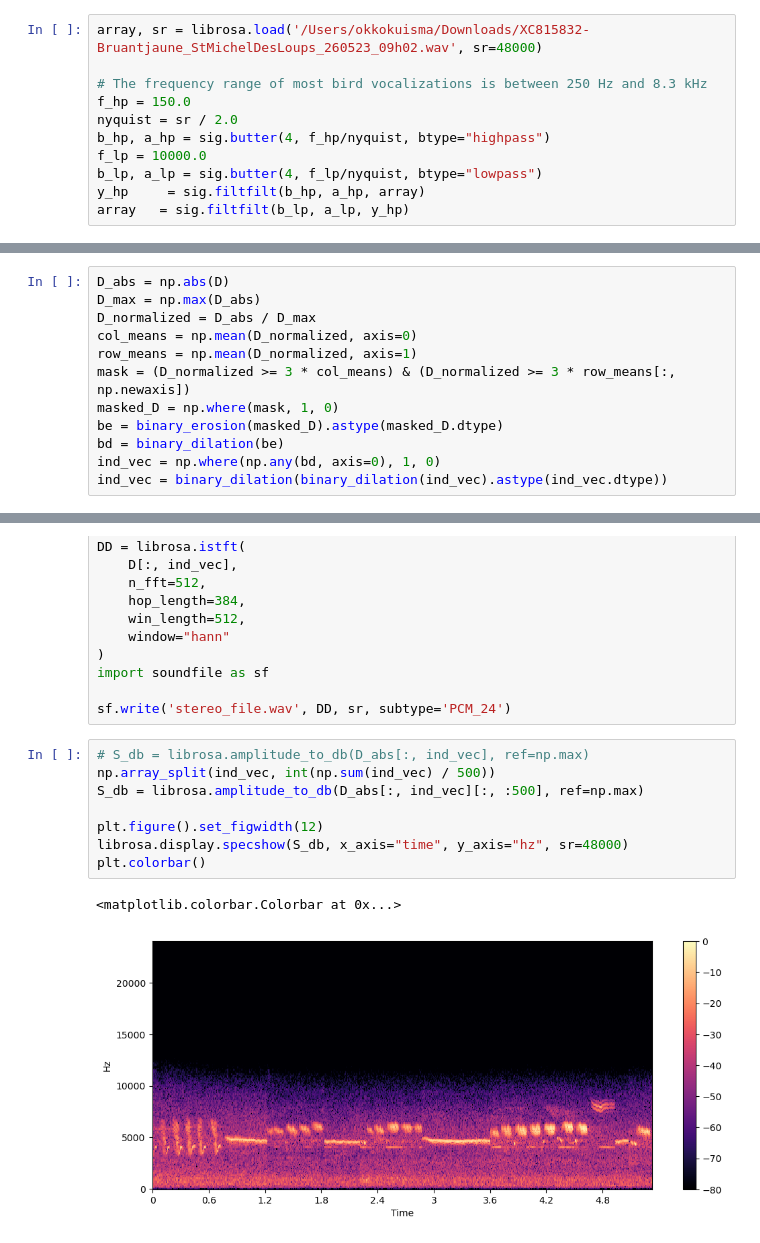
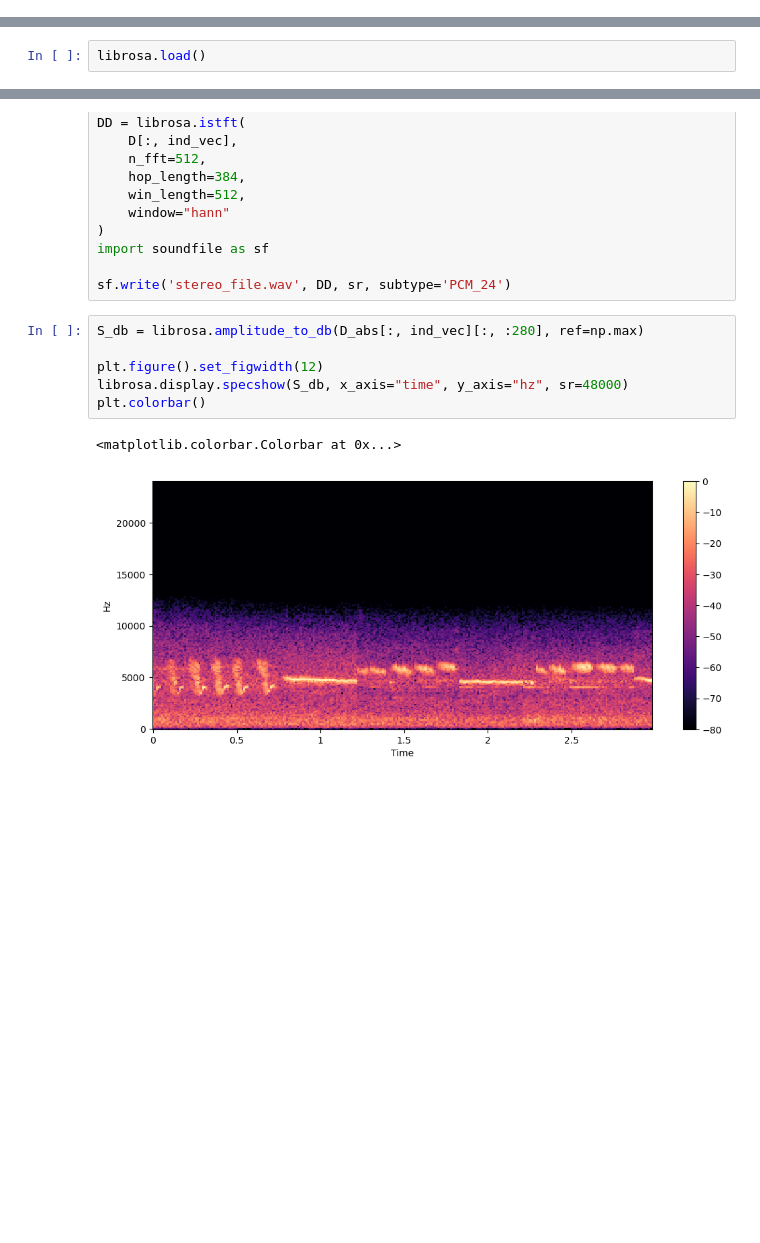
Before and after one commit to okkokuisma/bird-identifier, a Jupyter notebook: data.ipynb, the cells around one changed output, grey strips where cells are left out. Cells and saved outputs as stored; diff of their text form; blank space fills up the shorter version.

```diff
--- a/data.ipynb
+++ b/data.ipynb
@@ -106,14 +107,3 @@ print(uuid.uuid1())
 ## Signal preprocessing
 # %% [markdown]
 ### Separating bird song from noise
-# %%
-array, sr = librosa.load('/Users/okkokuisma/Downloads/XC815832-Bruantjaune_StMichelDesLoups_260523_09h02.wav', sr=48000)
-
-# The frequency range of most bird vocalizations is between 250 Hz and 8.3 kHz
-f_hp = 150.0
-nyquist = sr / 2.0
-b_hp, a_hp = sig.butter(4, f_hp/nyquist, btype="highpass")
-f_lp = 10000.0
-b_lp, a_lp = sig.butter(4, f_lp/nyquist, btype="lowpass")
-y_hp     = sig.filtfilt(b_hp, a_hp, array)
-array   = sig.filtfilt(b_lp, a_lp, y_hp)
@@ -130,0 +110,2 @@ D = librosa.stft(
+# %%
+librosa.load()
@@ -137,18 +169,6 @@ plt.colorbar()
 # %% [output]
 <matplotlib.colorbar.Colorbar at 0x...>
 [figure]
-# %%
-D_abs = np.abs(D)
-D_max = np.max(D_abs)
-D_normalized = D_abs / D_max
-col_means = np.mean(D_normalized, axis=0)
-row_means = np.mean(D_normalized, axis=1)
-mask = (D_normalized >= 3 * col_means) & (D_normalized >= 3 * row_means[:, np.newaxis])
-masked_D = np.where(mask, 1, 0)
-be = binary_erosion(masked_D).astype(masked_D.dtype)
-bd = binary_dilation(be)
-ind_vec = np.where(np.any(bd, axis=0), 1, 0)
-ind_vec = binary_dilation(binary_dilation(ind_vec).astype(ind_vec.dtype))
 # %%
 n_fft = int(0.0107 * 48000) #  10.7 ms at 48 kHz
 hop_length = int(0.008 * 48000) # 0.008 s × 48000 Hz = 384 samples (8 ms)
@@ -164,13 +184,11 @@ import soundfile as sf
 
 sf.write('stereo_file.wav', DD, sr, subtype='PCM_24')
 # %%
-# S_db = librosa.amplitude_to_db(D_abs[:, ind_vec], ref=np.max)
-np.array_split(ind_vec, int(np.sum(ind_vec) / 500))
-S_db = librosa.amplitude_to_db(D_abs[:, ind_vec][:, :500], ref=np.max)
+S_db = librosa.amplitude_to_db(D_abs[:, ind_vec][:, :280], ref=np.max)
 
 plt.figure().set_figwidth(12)
 librosa.display.specshow(S_db, x_axis="time", y_axis="hz", sr=48000)
 plt.colorbar()
 # %% [output]
 <matplotlib.colorbar.Colorbar at 0x...>
-[figure, old version]
+[figure, new version]
```
Also changed, not shown: parts of 13 cells of this notebook, 2 other files.
